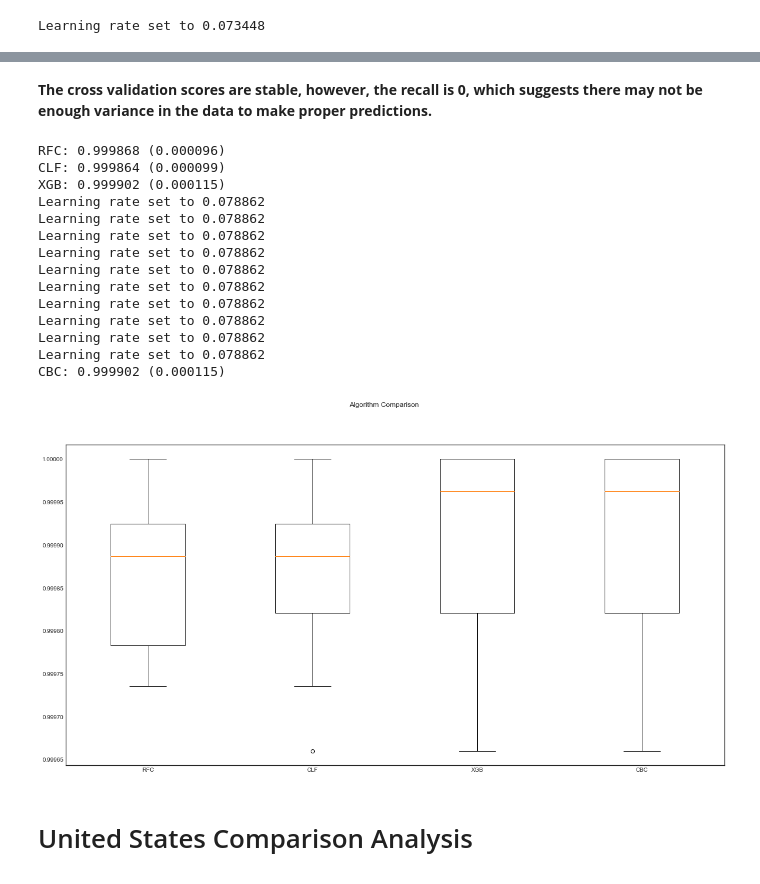
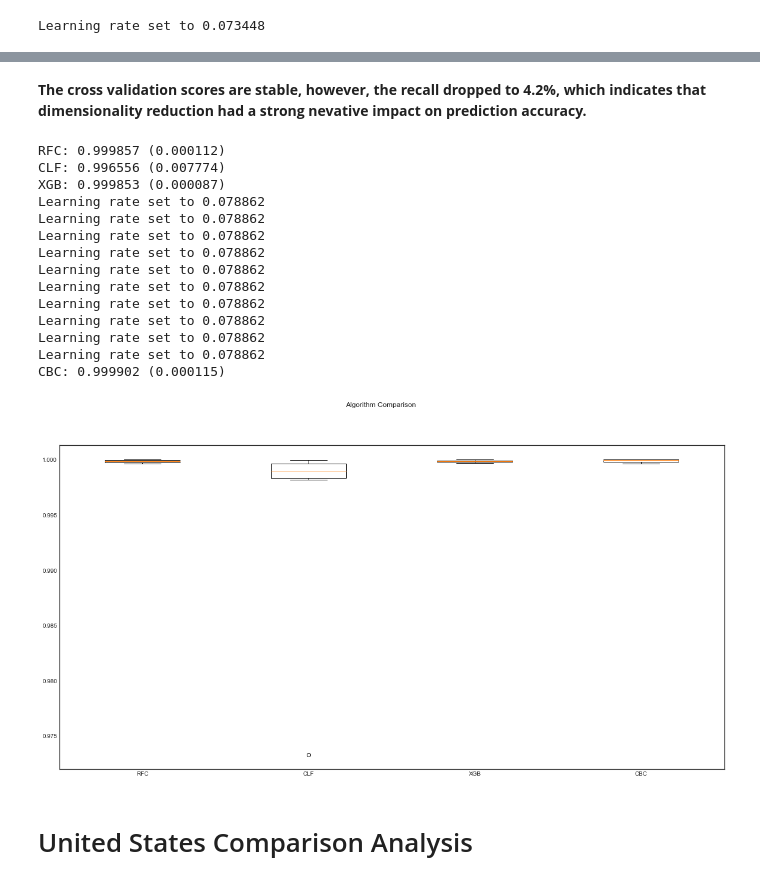
Before and after one commit to milabknowin/Thinkful, a Jupyter notebook: Unsupervised_Learning/Capstone/Global_Fertility_Final_Capstone.ipynb, the cells around one changed output, grey strips where cells are left out. Drawn from its saved outputs; the diff is of its cells as text; code cells hidden in the pictures.

```diff
--- a/Unsupervised_Learning/Capstone/Global_Fertility_Final_Capstone.ipynb
+++ b/Unsupervised_Learning/Capstone/Global_Fertility_Final_Capstone.ipynb
@@ -867,11 +849,11 @@ print("\tRecall: %1.3f" % recall_score(y_test, y_pred))
-# %% [markdown]
-**The cross validation scores are stable, however, the recall is 0, which suggests there may not be enough variance in the data to make proper predictions.**
+# %% [markdown]
+**The cross validation scores are stable, however, the recall dropped to 4.2%, which indicates that dimensionality reduction had a strong nevative impact on prediction accuracy.**
 # %%
 # model comparison
 
-guidance = features.values
-X = guidance[:,0:8]
-Y = guidance[:,8]
+compare = X_pca.values
+X = compare[:,0:8]
+Y = compare[:,8]
 
 # prepare configuration for cross validation test harness
 seed = 7
@@ -887,37 +869,37 @@ models.append(('CBC', CatBoostClassifier(silent=True)))
 results = []
 names = []
 scoring = 'accuracy'
 for name, model in models:
     kfold = model_selection.KFold(n_splits=10, random_state=seed)
     cv_results = model_selection.cross_val_score(model, X, Y, cv=kfold, scoring=scoring)
     results.append(cv_results)
     names.append(name)
     msg = "%s: %f (%f)" % (name, cv_results.mean(), cv_results.std())
     print(msg)
 
 # boxplot algorithm comparison
 fig = plt.figure()
 fig.suptitle('Algorithm Comparison')
 ax = fig.add_subplot(111)
 plt.boxplot(results)
 ax.set_xticklabels(names)
 plt.show();
 # %% [output]
-RFC: 0.999868 (0.000096)
-CLF: 0.999864 (0.000099)
-XGB: 0.999902 (0.000115)
+RFC: 0.999857 (0.000112)
+CLF: 0.996556 (0.007774)
+XGB: 0.999853 (0.000087)
 Learning rate set to 0.078862
 Learning rate set to 0.078862
 Learning rate set to 0.078862
 Learning rate set to 0.078862
 Learning rate set to 0.078862
 Learning rate set to 0.078862
 Learning rate set to 0.078862
 Learning rate set to 0.078862
 Learning rate set to 0.078862
 Learning rate set to 0.078862
 CBC: 0.999902 (0.000115)
-[figure, old version]
+[figure, new version]
 # %%
 # delete variables; models perform better
 
```
Also changed, not shown: parts of 37 cells of this notebook.
